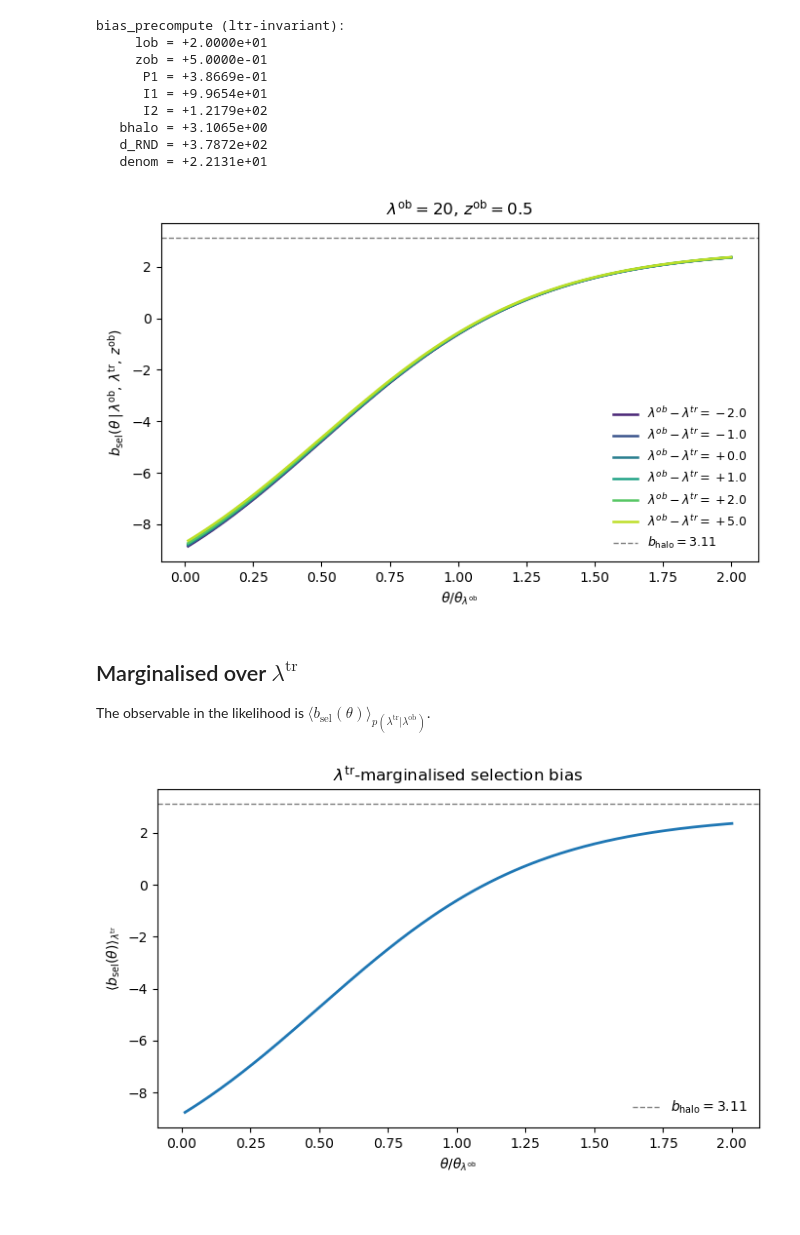
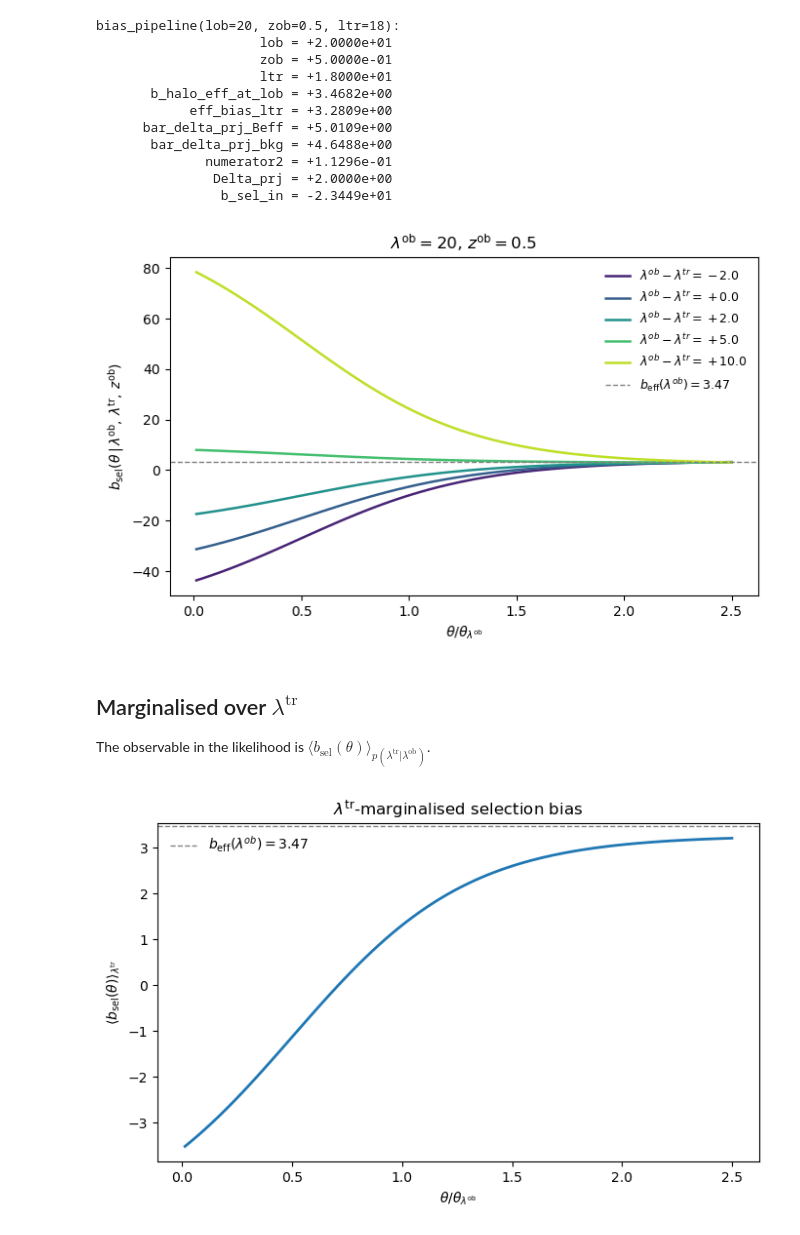
Before and after one commit to estevesjh/RichnessSelection, a Jupyter notebook: notebooks/01_selection_bias.ipynb, the cells around one changed output. Cells and saved outputs as stored; diff of their text form; code cells hidden in the pictures.

```diff
--- a/notebooks/01_selection_bias.ipynb
+++ b/notebooks/01_selection_bias.ipynb
@@ -15,7 +13,7 @@ import numpy as np
 import matplotlib.pyplot as plt
 
 from richness_selection import (
-    Cosmology, PkGrid, HMF, Bias, MOR, NFWMiscentered, SelBias,
+    Cosmology, PkGrid, HMF, Bias, MOR, XiNL, SelBias,
 )
 from richness_selection.sigma_m import SigmaM
 
@@ -25,63 +23,69 @@ sigma_m  = SigmaM(pk)
 hmf      = HMF(sigma_m)
 bias     = Bias(sigma_m)
 mor      = MOR()
-sel_bias = SelBias(cosmo, pk, hmf, bias, mor)
+xi_nl    = XiNL(cosmo)
+sel_bias = SelBias(cosmo, pk, hmf, bias, mor, xi_nl=xi_nl)
 # %%
-lob  = 20.0
-zob  = 0.5
+lob = 20.0
+zob = 0.5
 
-pre  = sel_bias.bias_precompute(lob, zob)
-print('bias_precompute (ltr-invariant):')
-for k, v in pre.items():
-    print(f'  {k:>6s} = {v:+.4e}')
+pipe = sel_bias.bias_pipeline(lob, zob, 18.0)
+print('bias_pipeline(lob=20, zob=0.5, ltr=18):')
+for k, v in pipe.items():
+    if isinstance(v, float):
+        print(f'  {k:>22s} = {v:+.4e}')
 # %% [output]
-bias_precompute (ltr-invariant):
-     lob = +2.0000e+01
-     zob = +5.0000e-01
-      P1 = +3.8669e-01
-      I1 = +9.9654e+01
-      I2 = +1.2179e+02
-   bhalo = +3.1065e+00
-   d_RND = +3.7872e+02
-   denom = +2.2131e+01
+bias_pipeline(lob=20, zob=0.5, ltr=18):
+                     lob = +2.0000e+01
+                     zob = +5.0000e-01
+                     ltr = +1.8000e+01
+       b_halo_eff_at_lob = +3.4682e+00
+            eff_bias_ltr = +3.2809e+00
+      bar_delta_prj_Beff = +5.0109e+00
+       bar_delta_prj_bkg = +4.6488e+00
+              numerator2 = +1.1296e-01
+               Delta_prj = +2.0000e+00
+                b_sel_in = -2.3449e+01
 # %%
 # Sweep lambda^ob - lambda^tr at fixed lob.
-deltas = np.array([-2.0, -1.0, 0.0, 1.0, 2.0, 5.0])     # lob - ltr
+deltas = np.array([-2.0, 0.0, 2.0, 5.0, 10.0])   # lob - ltr
 ltrs   = lob - deltas
 
-theta_lam = sel_bias._theta_tgt(lob, zob)
-thetas    = np.linspace(1e-5, 2.0 * theta_lam, 200)
+theta_lob = sel_bias._theta_lob(lob, zob)
+thetas    = np.linspace(1e-5, 2.5 * theta_lob, 80)
 
 fig, ax = plt.subplots(figsize=(7, 4.5))
 cmap = plt.cm.viridis(np.linspace(0.1, 0.9, len(ltrs)))
 
 for col, d, ltr in zip(cmap, deltas, ltrs):
-    b = np.array([sel_bias.b_sel_of_theta(th, lob, zob, ltr, precomp=pre)
-                  for th in thetas])
-    ax.plot(thetas / theta_lam, b, color=col, lw=1.8,
+    if ltr <= 0:
+        continue
+    b = sel_bias.b_sel_lob_ltr_theta(thetas, ltr, zob, lob)
+    ax.plot(thetas / theta_lob, b, color=col, lw=1.8,
             label=f'$\\lambda^{{ob}}-\\lambda^{{tr}} = {d:+.1f}$')
 
-ax.axhline(pre['bhalo'], color='0.5', lw=1.0, ls='--',
-           label=f'$b_\\mathrm{{halo}} = {pre["bhalo"]:.2f}$')
+b_halo = sel_bias.eff_bias_ltr(lob, zob)
+ax.axhline(b_halo, color='0.5', lw=1.0, ls='--',
+           label=f'$b_\\mathrm{{eff}}(\\lambda^{{ob}}) = {b_halo:.2f}$')
 ax.set_xlabel(r'$\theta / \theta_{\lambda^\mathrm{ob}}$')
 ax.set_ylabel(r'$b_\mathrm{sel}(\theta \,|\, \lambda^\mathrm{ob},\, \lambda^\mathrm{tr},\, z^\mathrm{ob})$')
 ax.set_title(rf'$\lambda^\mathrm{{ob}}={lob:.0f}$, $z^\mathrm{{ob}}={zob}$')
-ax.legend(frameon=False, fontsize=9)
+ax.legend(frameon=False, fontsize=9, loc='best')
 fig.tight_layout()
 plt.show()
 # %% [output]
-[figure, old version]
+[figure, new version]
 # %% [markdown]
 ## Marginalised over $\lambda^\text{tr}$
 
 The observable in the likelihood is $\langle b_\text{sel}(\theta) \rangle_{p(\lambda^\text{tr} | \lambda^\text{ob})}$.
 # %%
-bsel_marg = sel_bias.b_sel_marginalised(thetas, lob, zob, precomp=pre)
+bsel_marg = sel_bias.b_sel_marginalised(thetas, lob, zob)
 
 fig, ax = plt.subplots(figsize=(7, 4.5))
-ax.plot(thetas / theta_lam, bsel_marg, color='C0', lw=2)
-ax.axhline(pre['bhalo'], color='0.5', lw=1.0, ls='--',
-           label=f'$b_\\mathrm{{halo}} = {pre["bhalo"]:.2f}$')
+ax.plot(thetas / theta_lob, bsel_marg, color='C0', lw=2)
+ax.axhline(b_halo, color='0.5', lw=1.0, ls='--',
+           label=f'$b_\\mathrm{{eff}}(\\lambda^{{ob}}) = {b_halo:.2f}$')
 ax.set_xlabel(r'$\theta / \theta_{\lambda^\mathrm{ob}}$')
 ax.set_ylabel(r'$\langle b_\mathrm{sel}(\theta)\rangle_{\lambda^\mathrm{tr}}$')
 ax.set_title(r'$\lambda^\mathrm{tr}$-marginalised selection bias')
@@ -89,4 +93,4 @@ ax.legend(frameon=False)
 fig.tight_layout()
 plt.show()
 # %% [output]
-[figure, old version]
+[figure, new version]
```
Also changed, not shown: parts of 2 cells of this notebook, 12 other files.
